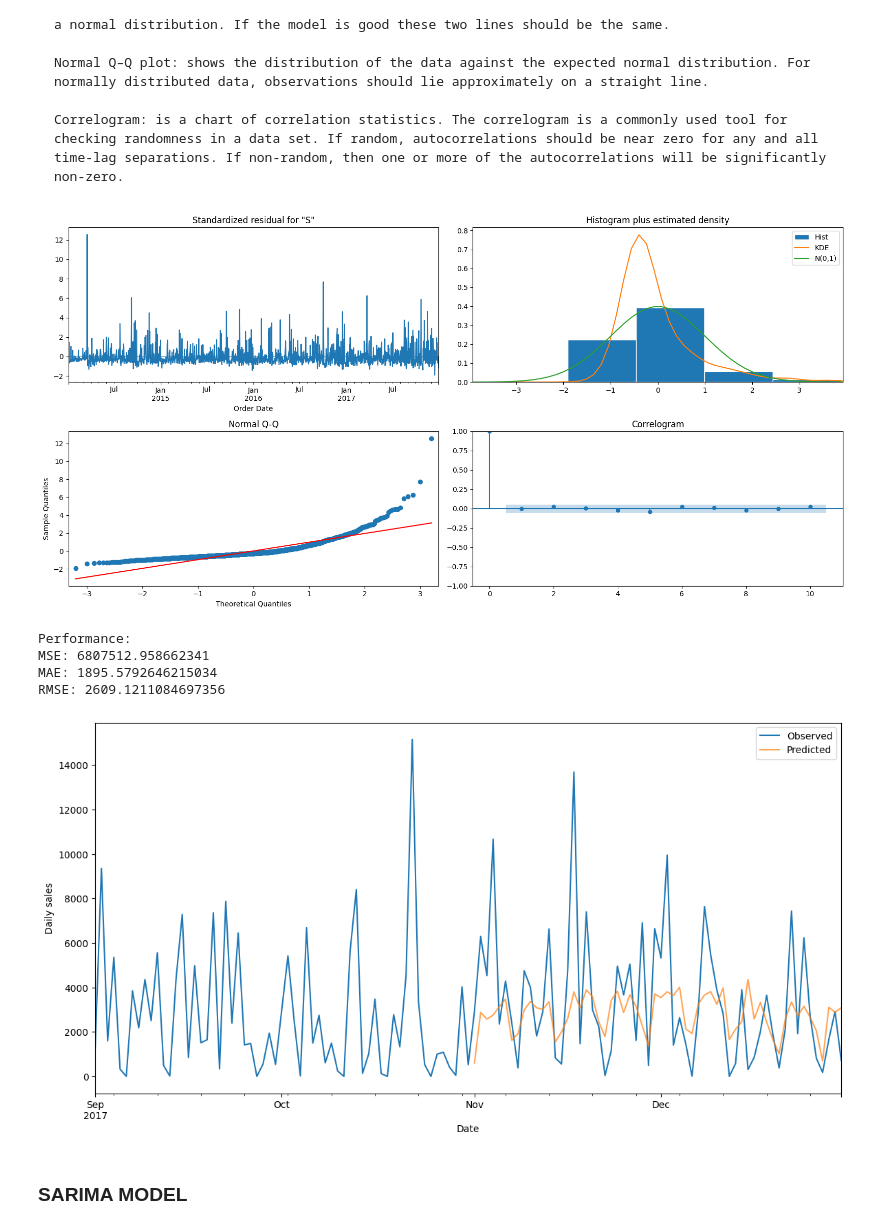
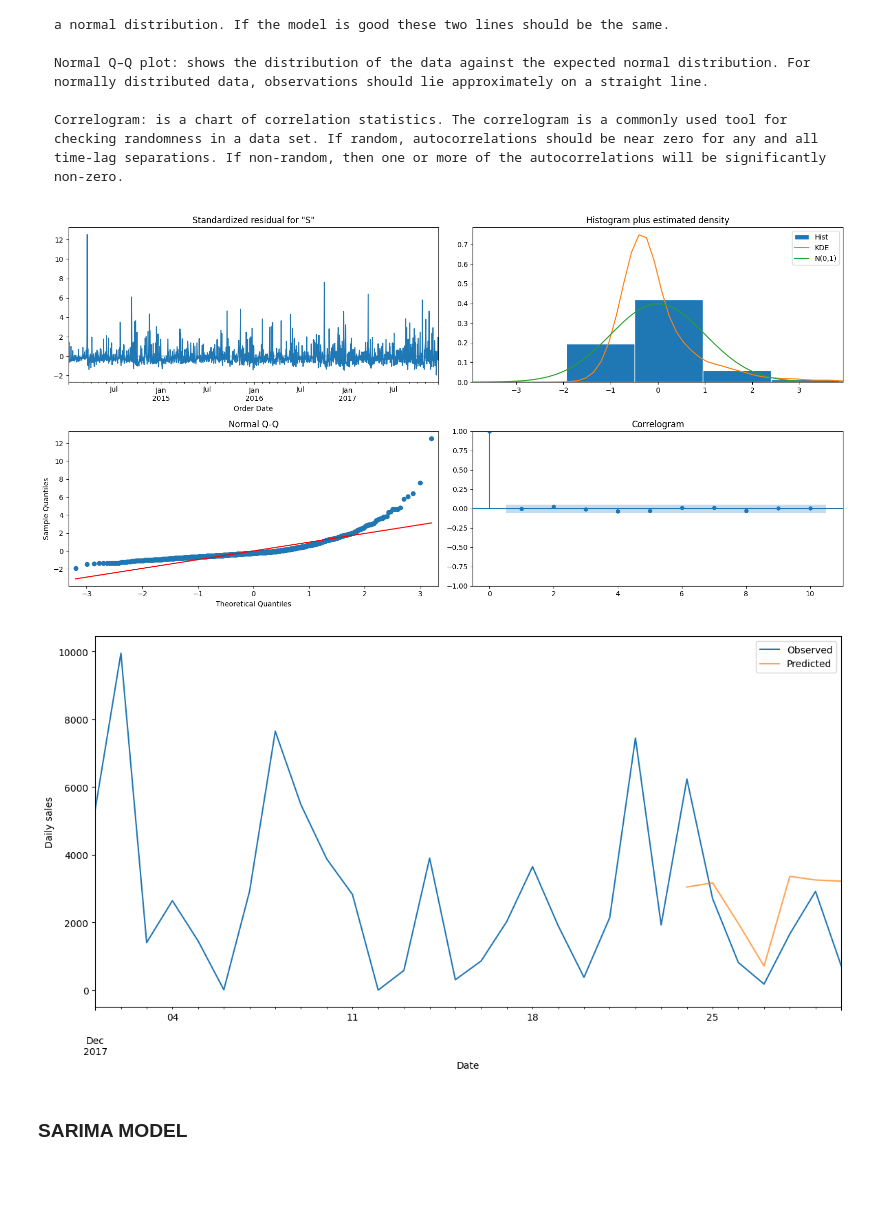
Before and after one commit to rbhubert/ts_sales, a Jupyter notebook: ts_sales.ipynb, the cells around one changed output. Drawn from its saved outputs; the diff is of its cells as text; code cells hidden in the pictures; blank space fills up the shorter version.

Commit message:
updating train/test splits, doc functions

```diff
--- a/ts_sales.ipynb
+++ b/ts_sales.ipynb
@@ -460,20 +510,31 @@ RMSE: 1709.848
 
     We can define the AR and MA orders looking into the ACF and PACF plots. In the case of daily data, our values are 7. The value of I, is 0.
 # %%
-def model2_arima(model, df, from_date):
-    predictions = model_fit.get_prediction(start=pd.to_datetime(from_date), dynamic=False)
-    y = df[from_date:]["Sales"].values
+"""
+MODEL 2: ARIMA
+First fitting a model with a 70/30 train-test split data for performance/metrics purposes.
+Then fitting a model trained with data up-to-date (minus the lags_to_predict) to predict the
+futures values.
+"""
+def model2_arima(df, order, lags_to_predict):
+    # getting metrics first
+    train_metrics, test_metrics = split_train_test(df)
 
-    # Report Performance
-    print("Performance:")
-    mse = mean_squared_error(y, predictions.predicted_mean)
-    print('MSE: ' + str(mse))
-    mae = mean_absolute_error(y, predictions.predicted_mean)
-    print('MAE: ' + str(mae))
-    rmse = math.sqrt(mean_squared_error(y, predictions.predicted_mean))
-    print('RMSE: ' + str(rmse))
+    model_metrics = ARIMA(train_metrics, order=order).fit()
+    predictions_metrics = model_metrics.get_prediction(start=test_metrics.index[0], end=test_metrics.index[-1], dynamic=False)
 
-    return predictions.predicted_mean
+    print("Metrics with 70/30 train-test split:")
+    report_performance(test_metrics["Sales"].values, predictions_metrics.predicted_mean)
 
-model = ARIMA(df_total_daily, order=(7,0,7))
-model_fit = model.fit()
+    # now training
+    train, test = split_train_test(df, lags_to_predict=lags_to_predict)
+
+    model = ARIMA(train, order=order).fit()
+    predictions = model.get_prediction(start=test.index[0], end=test.index[-1], dynamic=False)
+
+    print("Metrics with data up-to-date (minus lags_to_predict):")
+    report_performance(test["Sales"].values, predictions.predicted_mean)
+
+    return model, predictions.predicted_mean
+
+model, predictions = model2_arima(df_total_daily, order=(7,0,7), lags_to_predict=7)
@@ -488,20 +560,15 @@ model_fit = model.fit()
 
     Correlogram: is a chart of correlation statistics. The correlogram is a commonly used tool for checking randomness in a data set. If random, autocorrelations should be near zero for any and all time-lag separations. If non-random, then one or more of the autocorrelations will be significantly non-zero.
 # %%
-fig = model_fit.plot_diagnostics(figsize=(16, 8))
+fig = model.plot_diagnostics(figsize=(16, 8))
 fig.tight_layout()
 plt.show()
 # %% [output]
-[figure, old version]
+[figure, new version]
 # %%
-predictions = model2_arima(model_fit, df_total_daily, "2017-11-01")
-plot_prediction(df=df_total_daily["2017-09-01":], prediction=predictions)
+plot_prediction(df=df_total_daily["2017-12-01":], predictions=predictions)
 # %% [output]
-Performance:
-MSE: 6807512.958662341
-MAE: 1895.5792646215034
-RMSE: 2609.1211084697356
-[figure, old version]
+[figure, new version]
 # %% [markdown]
 ### SARIMA MODEL
 # %% [markdown]
```
Also changed, not shown: parts of 7 cells of this notebook.
